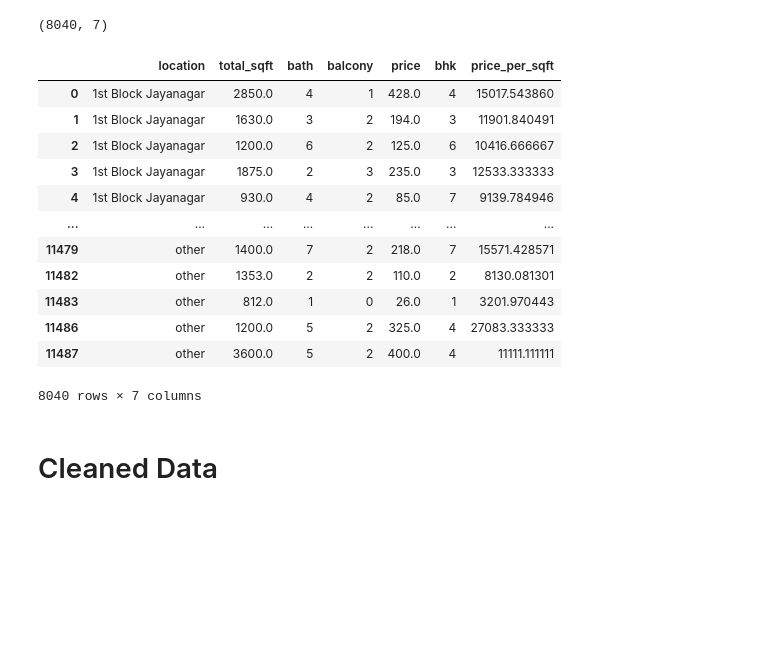
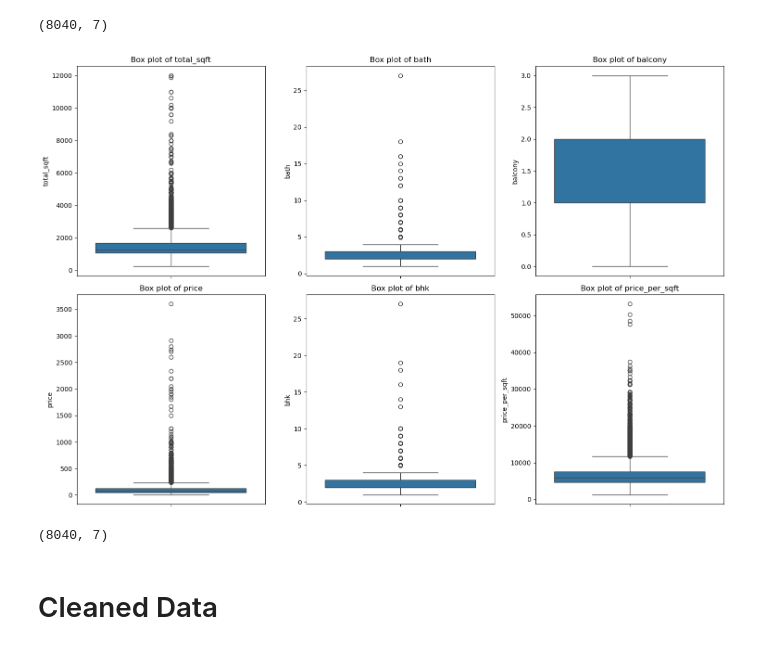
Before and after one commit to panubhav2001/bengaluru-house-price, a Jupyter notebook: Bengaluru_house_price_prediction.ipynb, the cells around one changed output. Saved outputs shown, nothing was run; the diff lists cells and outputs as text; code cells hidden in the pictures; blank space fills up the shorter version.

```diff
--- a/Bengaluru_house_price_prediction.ipynb
+++ b/Bengaluru_house_price_prediction.ipynb
@@ -296,22 +351,24 @@ data=bhk_outlier_remover(data)
 data.shape
 # %% [output]
 (8040, 7)
+# %%
+# Plotting univariate box plots for all numeric columns
+numeric_columns = data.select_dtypes(include=[np.number]).columns.tolist()
+
+plt.figure(figsize=(15, 10))
+for i, col in enumerate(numeric_columns, 1):
+    plt.subplot(2, 3, i)  # Adjust the number of rows and columns as needed
+    sns.boxplot(y=data[col])
+    plt.title(f'Box plot of {col}')
+
+plt.tight_layout()
+plt.show()
+# %% [output]
+[figure, added]
 # %%
-data
+data.shape
 # %% [output]
-|  | location | total_sqft | bath | balcony | price | bhk | price_per_sqft |
-| 0 | 1st Block Jayanagar | 2850.0 | 4 | 1 | 428.0 | 4 | 15017.543860 |
-| 1 | 1st Block Jayanagar | 1630.0 | 3 | 2 | 194.0 | 3 | 11901.840491 |
-| 2 | 1st Block Jayanagar | 1200.0 | 6 | 2 | 125.0 | 6 | 10416.666667 |
-| 3 | 1st Block Jayanagar | 1875.0 | 2 | 3 | 235.0 | 3 | 12533.333333 |
-| 4 | 1st Block Jayanagar | 930.0 | 4 | 2 | 85.0 | 7 | 9139.784946 |
-| ... | ... | ... | ... | ... | ... | ... | ... |
-| 11479 | other | 1400.0 | 7 | 2 | 218.0 | 7 | 15571.428571 |
-| 11482 | other | 1353.0 | 2 | 2 | 110.0 | 2 | 8130.081301 |
-| 11483 | other | 812.0 | 1 | 0 | 26.0 | 1 | 3201.970443 |
-| 11486 | other | 1200.0 | 5 | 2 | 325.0 | 4 | 27083.333333 |
-| 11487 | other | 3600.0 | 5 | 2 | 400.0 | 4 | 11111.111111 |
-8040 rows × 7 columns
+(8040, 7)
 # %%
 # Dropping the 'price_per_sqft' column as it is not needed for the prediction
 data.drop(columns='price_per_sqft', inplace=True)
```
Also changed, not shown: parts of 19 cells of this notebook, 2 other files.
